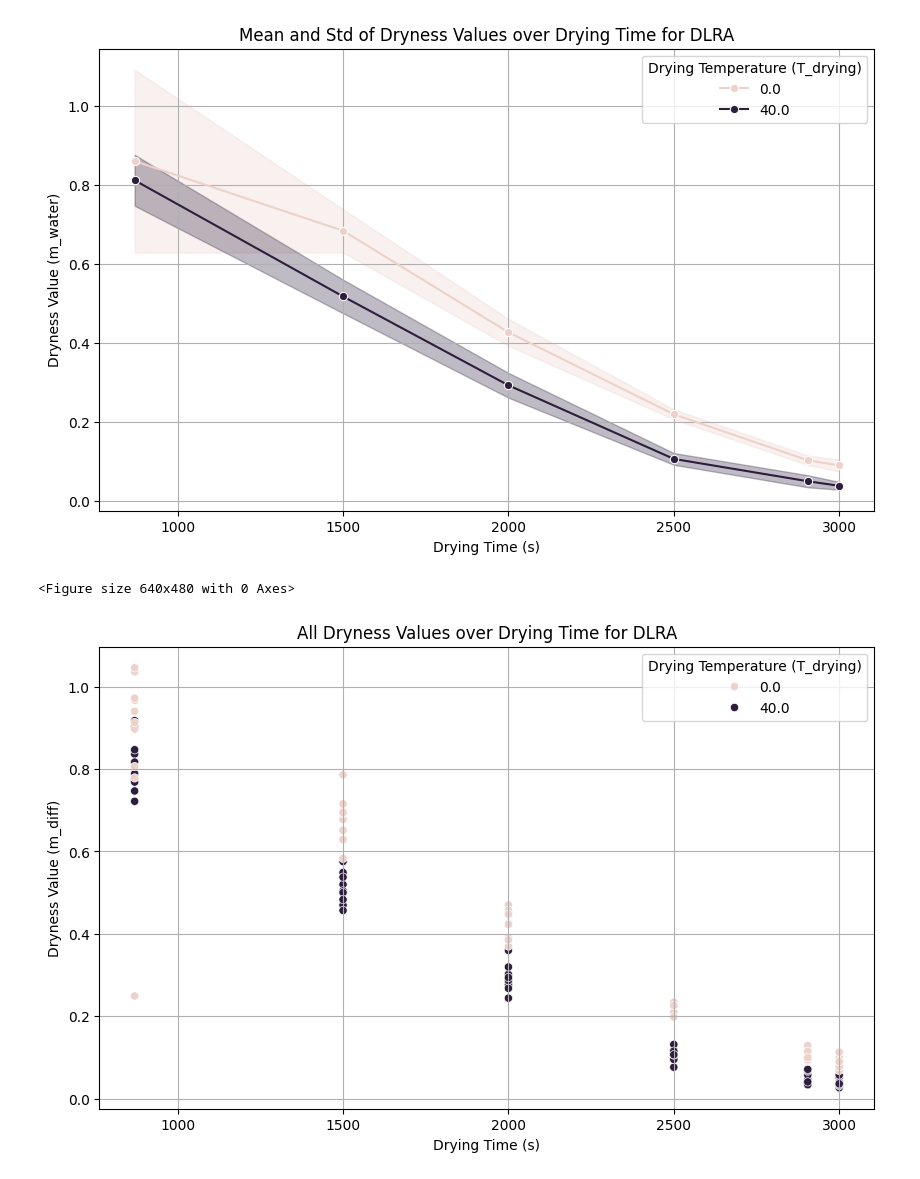
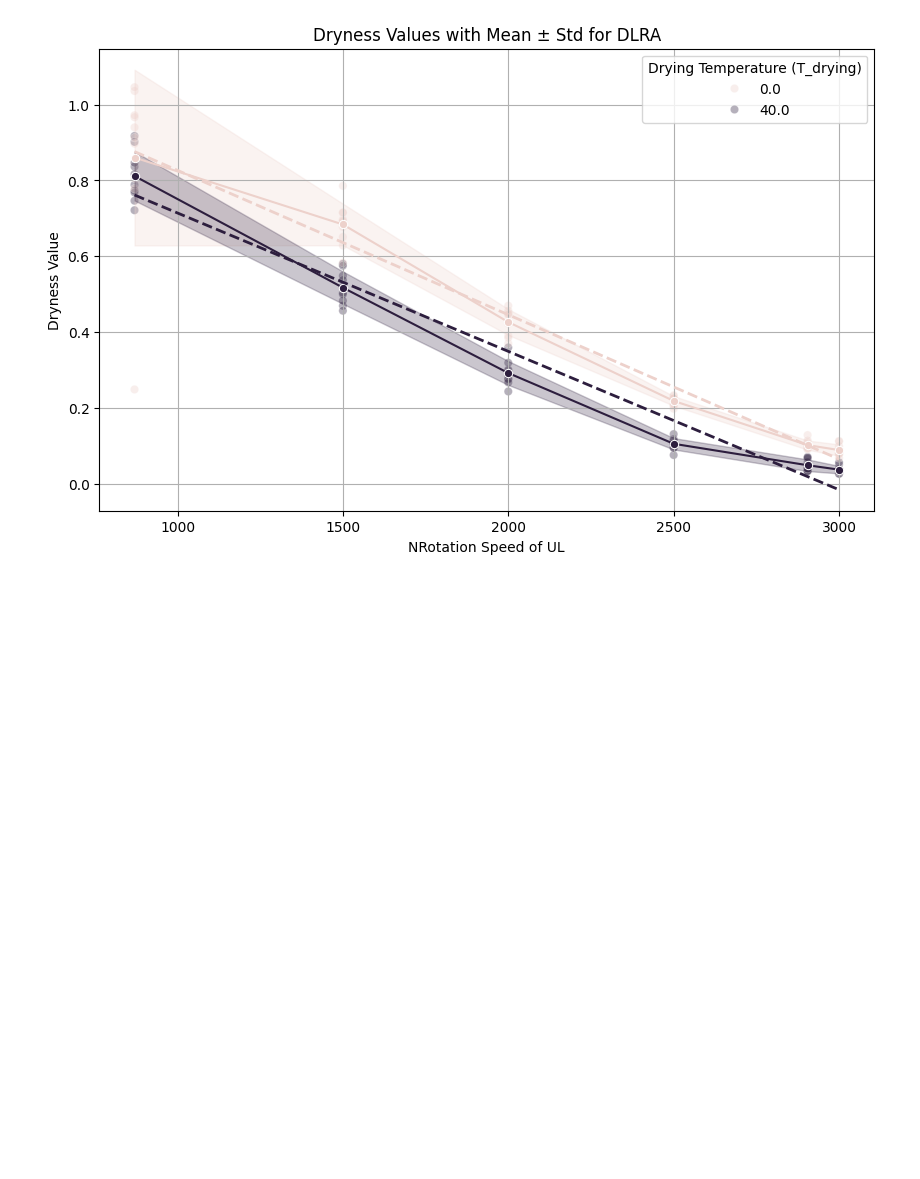
Before and after one commit to NilsTettschlag/drysense-2025_2026, a Jupyter notebook: statistische_auswertung.ipynb, the cells around one changed output. Drawn from its saved outputs; the diff is of its cells as text; code cells hidden in the pictures; blank space fills up the shorter version.

```diff
--- a/statistische_auswertung.ipynb
+++ b/statistische_auswertung.ipynb
@@ -55,34 +55,58 @@ if hue:
     hues = df_mean_std[hue].unique()
     colors = {h: ax.lines[i].get_color() for i, h in enumerate(hues)}
 
     for h in hues:
         grp = df_mean_std[df_mean_std[hue] == h]
         plt.fill_between(
             grp[x],
             grp['m_water_mean'] - grp['m_water_std'],
             grp['m_water_mean'] + grp['m_water_std'],
             alpha=0.25,
             color=colors[h]
         )
 else:
     plt.fill_between(
         df_mean_std[x],
         df_mean_std['m_water_mean'] - df_mean_std['m_water_std'],
         df_mean_std['m_water_mean'] + df_mean_std['m_water_std'],
         alpha=0.25
     )
 
+# ---- regression ----
+if hue:
+    for h, grp in df_dryness.groupby(hue):
+        sns.regplot(
+            data=grp,
+            x=x,
+            y='m_diff',
+            scatter=False,
+            ci=None,
+            color=colors[h],
+            line_kws={'linestyle': '--', 'linewidth': 2},
+            ax=ax,
+            order=1
+        )
+else:
+    sns.regplot(
+        data=df_dryness,
+        x=x,
+        y='m_diff',
+        scatter=False,
+        ci=None,
+        line_kws={'linestyle': '--', 'linewidth': 2},
+        ax=ax,
+        order=1
+    )
+
 # ---- labels & styling ----
 plt.title(f'Dryness Values with Mean ± Std for {set_machine}')
-plt.xlabel('Drying Time (s)' if x == 't_duration' else 'Number of UL')
+plt.xlabel('Drying Time (s)' if x == 't_duration' else 'NRotation Speed of UL')
 plt.ylabel('Dryness Value')
 plt.grid(True)
 plt.legend(title='Drying Temperature (T_drying)' if hue else None)
 
 # save & show
 plt.savefig(f'output/{set_machine}/mean_std_dryness_plot.png', dpi=300, bbox_inches='tight')
 plt.show()
 # %% [output]
-[figure, old version]
+[figure, new version]
-<Figure size 640x480 with 0 Axes>
-[figure, removed]
```
Also changed, not shown: 1 other file.
